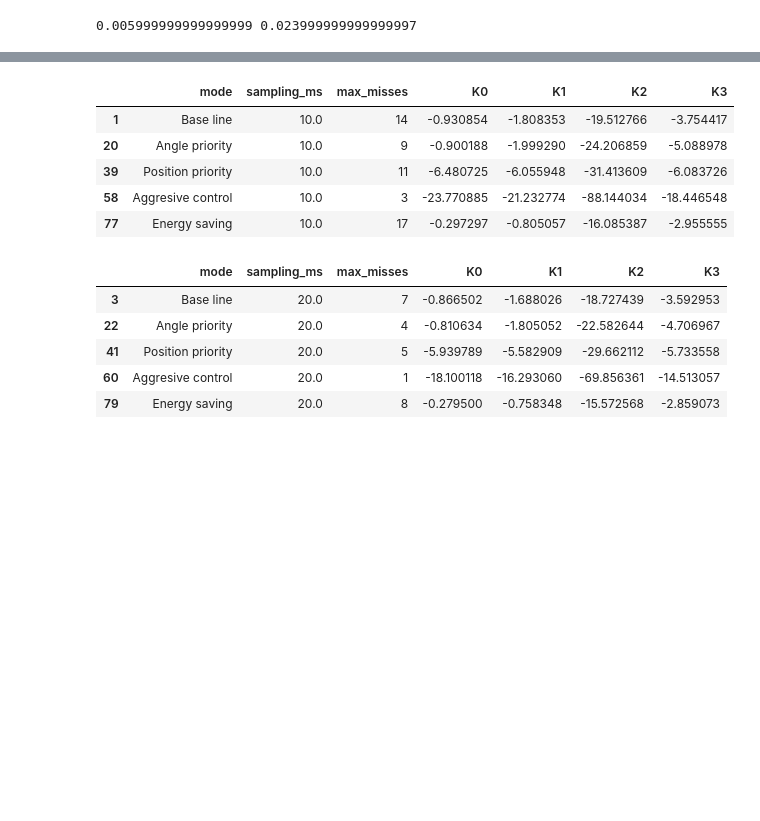
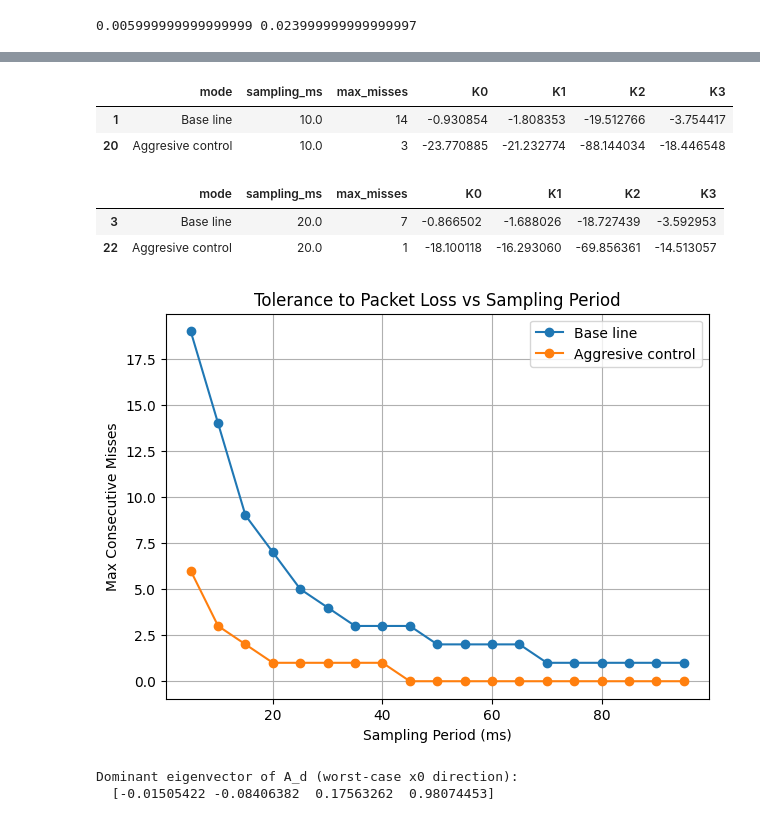
Before and after one commit to kss682/co-design-framework, a Jupyter notebook: lqr.ipynb, the cells around one changed output, grey strips where cells are left out. Saved outputs shown, nothing was run; the diff lists cells and outputs as text; code cells hidden in the pictures; blank space fills up the shorter version.

```diff
--- a/lqr.ipynb
+++ b/lqr.ipynb
@@ -90,26 +100,26 @@ Q_R_modes = [
         "Q": np.diag([1, 1, 1, 1]),
         "R": np.array([1])
     },
-    {
-        "label": "Angle priority",
-        "Q": np.diag([1, 1, 100, 10]),
-        "R": np.array([[1]])
-    },
-    {
-        "label": "Position priority",
-        "Q": np.diag([100, 10, 1, 1]),
-        "R": np.array([[2]])
-    },
+    # {
+    #     "label": "Angle priority",
+    #     "Q": np.diag([1, 1, 100, 10]),
+    #     "R": np.array([[1]])
+    # },
+    # {
+    #     "label": "Position priority",
+    #     "Q": np.diag([100, 10, 1, 1]),
+    #     "R": np.array([[2]])
+    # },
     {
         "label": "Aggresive control",
         "Q": np.diag([100, 10, 100, 10]),
         "R": np.array([[0.1]])
-    },
-    {
-        "label": "Energy saving",
-        "Q": np.diag([1, 1, 10, 1]),
-        "R": np.array([[10]])
-    },
+    }
+    # {
+    #     "label": "Energy saving",
+    #     "Q": np.diag([1, 1, 10, 1]),
+    #     "R": np.array([[10]])
+    # },
 ]
 # %%
 sampling_periods = np.arange(0.005, 0.100, 0.005)
@@ -133,7 +143,7 @@ for mode in Q_R_modes:
         Z = np.zeros((1,1))
 
         A_hit = np.block([
-            [A_d - K*B_d, np.zeros((n, 1))],
+            [A_d-B_d@K, np.zeros((n, 1))],
             [-K, Z]
         ])
         A_miss = np.block([
@@ -150,41 +160,57 @@ for mode in Q_R_modes:
             miss = i
         max_misses_list.append(miss)
 
         records.append({
                 "mode": mode["label"],
                 "sampling_ms": round(h * 1000, 3),
                 "max_misses": miss,
                 **{f"K{i}": v for i, v in enumerate(K.flatten())}
             })
 
 
     plt.plot(sampling_periods*1000, max_misses_list, marker='o', label=mode.get("label"))
 
 
 df = pd.DataFrame(records)
 filtered_df = df[df["sampling_ms"] == 10]
 display(filtered_df)
 filtered_df = df[df["sampling_ms"] == 20]
 display(filtered_df)
 
 plt.xlabel("Sampling Period (ms)")
 plt.ylabel("Max Consecutive Misses")
 plt.title("Tolerance to Packet Loss vs Sampling Period")
-
 plt.legend()
 plt.grid(True)
+# plt.savefig('/Users/srindhikrishna/myworks/thesis/thesis-report/scientific-thesis-template-main/figures/tolerance_miss_consecutive.pdf', dpi=300, bbox_inches='tight')
 plt.show()
 # plt.savefig('max_consecutive_vs_sampling.pgf')
 # %% [output]
 |  | mode | sampling_ms | max_misses | K0 | K1 | K2 | K3 |
 | 1 | Base line | 10.0 | 14 | -0.930854 | -1.808353 | -19.512766 | -3.754417 |
-| 20 | Angle priority | 10.0 | 9 | -0.900188 | -1.999290 | -24.206859 | -5.088978 |
-| 39 | Position priority | 10.0 | 11 | -6.480725 | -6.055948 | -31.413609 | -6.083726 |
-| 58 | Aggresive control | 10.0 | 3 | -23.770885 | -21.232774 | -88.144034 | -18.446548 |
-| 77 | Energy saving | 10.0 | 17 | -0.297297 | -0.805057 | -16.085387 | -2.955555 |
+| 20 | Aggresive control | 10.0 | 3 | -23.770885 | -21.232774 | -88.144034 | -18.446548 |
 |  | mode | sampling_ms | max_misses | K0 | K1 | K2 | K3 |
 | 3 | Base line | 20.0 | 7 | -0.866502 | -1.688026 | -18.727439 | -3.592953 |
-| 22 | Angle priority | 20.0 | 4 | -0.810634 | -1.805052 | -22.582644 | -4.706967 |
-| 41 | Position priority | 20.0 | 5 | -5.939789 | -5.582909 | -29.662112 | -5.733558 |
-| 60 | Aggresive control | 20.0 | 1 | -18.100118 | -16.293060 | -69.856361 | -14.513057 |
-| 79 | Energy saving | 20.0 | 8 | -0.279500 | -0.758348 | -15.572568 | -2.859073 |
+| 22 | Aggresive control | 20.0 | 1 | -18.100118 | -16.293060 | -69.856361 | -14.513057 |
+[figure, added]
+# %%
+h1 = 0.020
+system1 = get_discrete_system(A, B, C, D, t=h1)
+A_d = system1.A
+
+eigvals_Ad, eigvecs_Ad = np.linalg.eig(A_d)
+
+# Sort by magnitude (descending) — dominant eigenvalue first
+idx = np.argsort(np.abs(eigvals_Ad))[::-1]
+eigvals_Ad = eigvals_Ad[idx]
+eigvecs_Ad = eigvecs_Ad[:, idx]
+# Dominant eigenvector (largest |λ|)
+v_dominant = eigvecs_Ad[:, 0].real
+# Normalize
+v_dominant = v_dominant / np.linalg.norm(v_dominant)
+
+print(f"\nDominant eigenvector of A_d (worst-case x0 direction):")
+print(f"  {v_dominant}")
+# %% [output]
+Dominant eigenvector of A_d (worst-case x0 direction):
+  [-0.01505422 -0.08406382  0.17563262  0.98074453]
```
Also changed, not shown: parts of 2 cells of this notebook.
